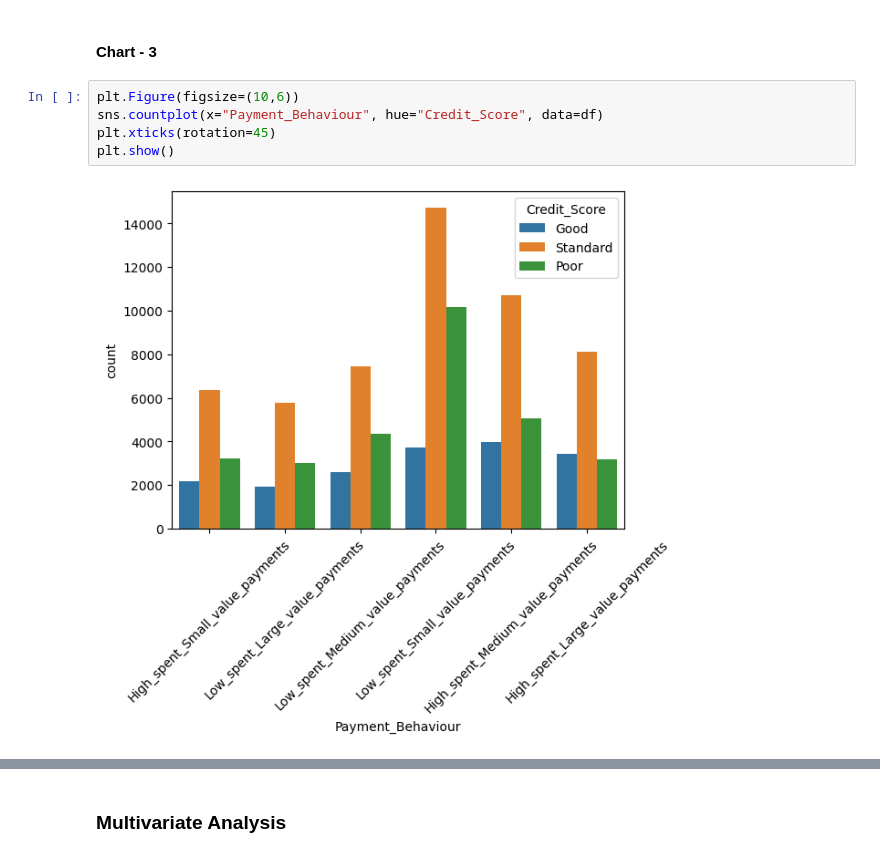
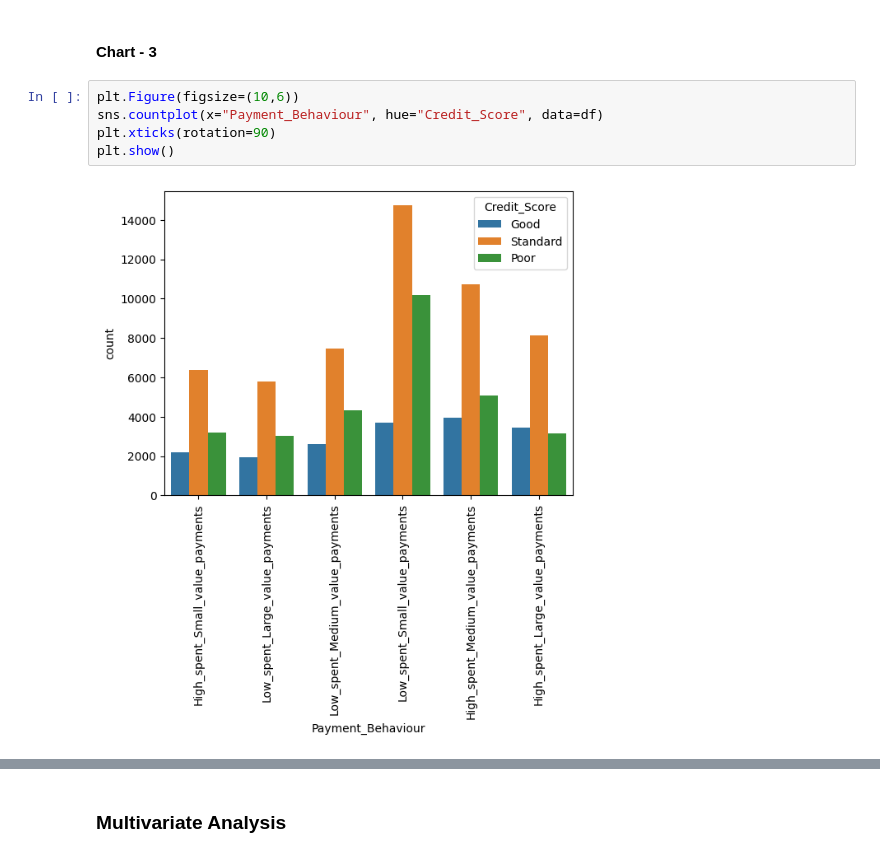
Before and after one commit to O-M18/PolicyBazar-Classification, a Jupyter notebook: Submission.ipynb, the cells around one changed output, grey strips where cells are left out. Cells and saved outputs as stored; diff of their text form.

```diff
--- a/Submission.ipynb
+++ b/Submission.ipynb
@@ -286,7 +362,7 @@ plt.show()
 # %%
 plt.Figure(figsize=(10,6))
 sns.countplot(x="Payment_Behaviour", hue="Credit_Score", data=df)
-plt.xticks(rotation=45)
+plt.xticks(rotation=90)
 plt.show()
 # %% [output]
-[figure, old version]
+[figure, new version]
```
Also changed, not shown: parts of 38 cells of this notebook, 2 other files.
